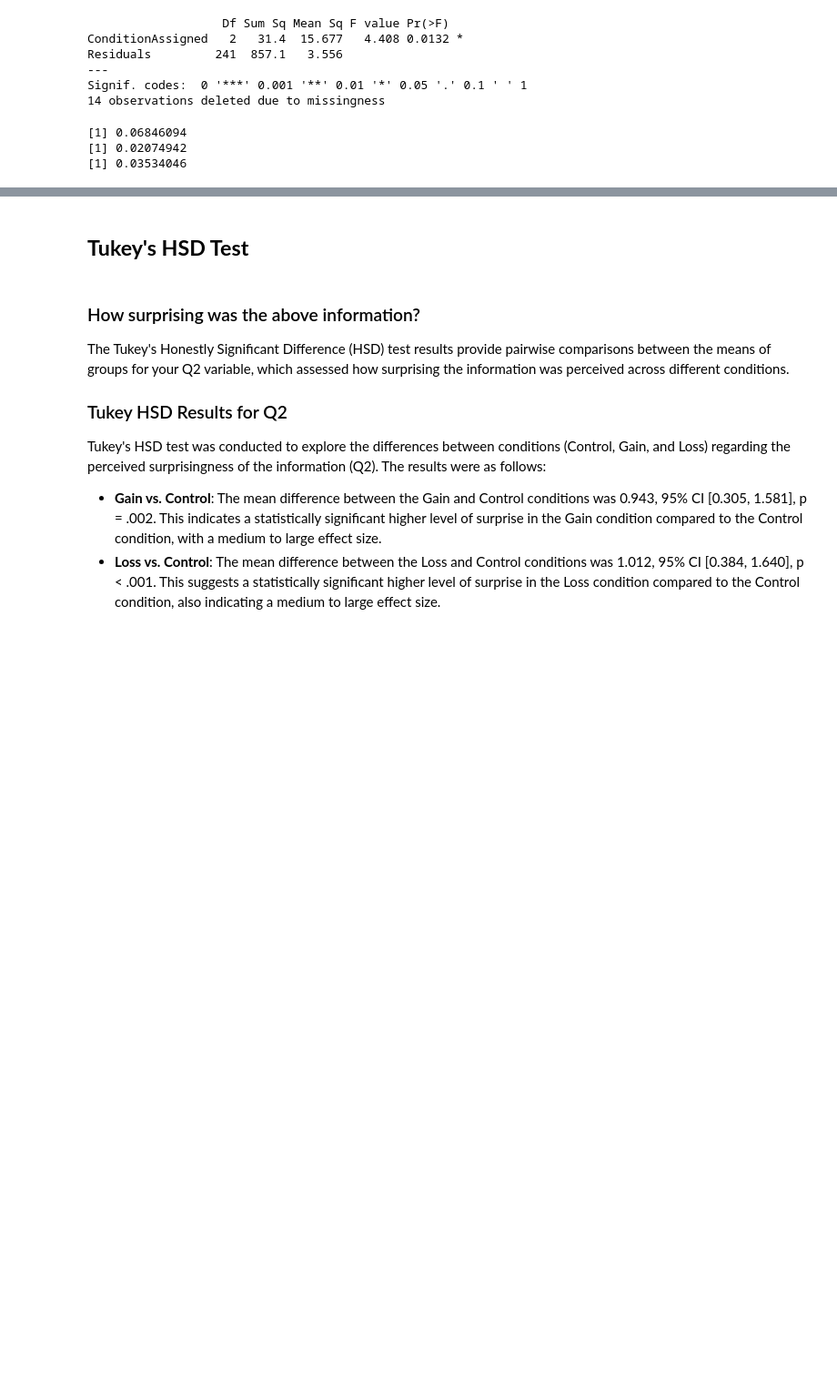
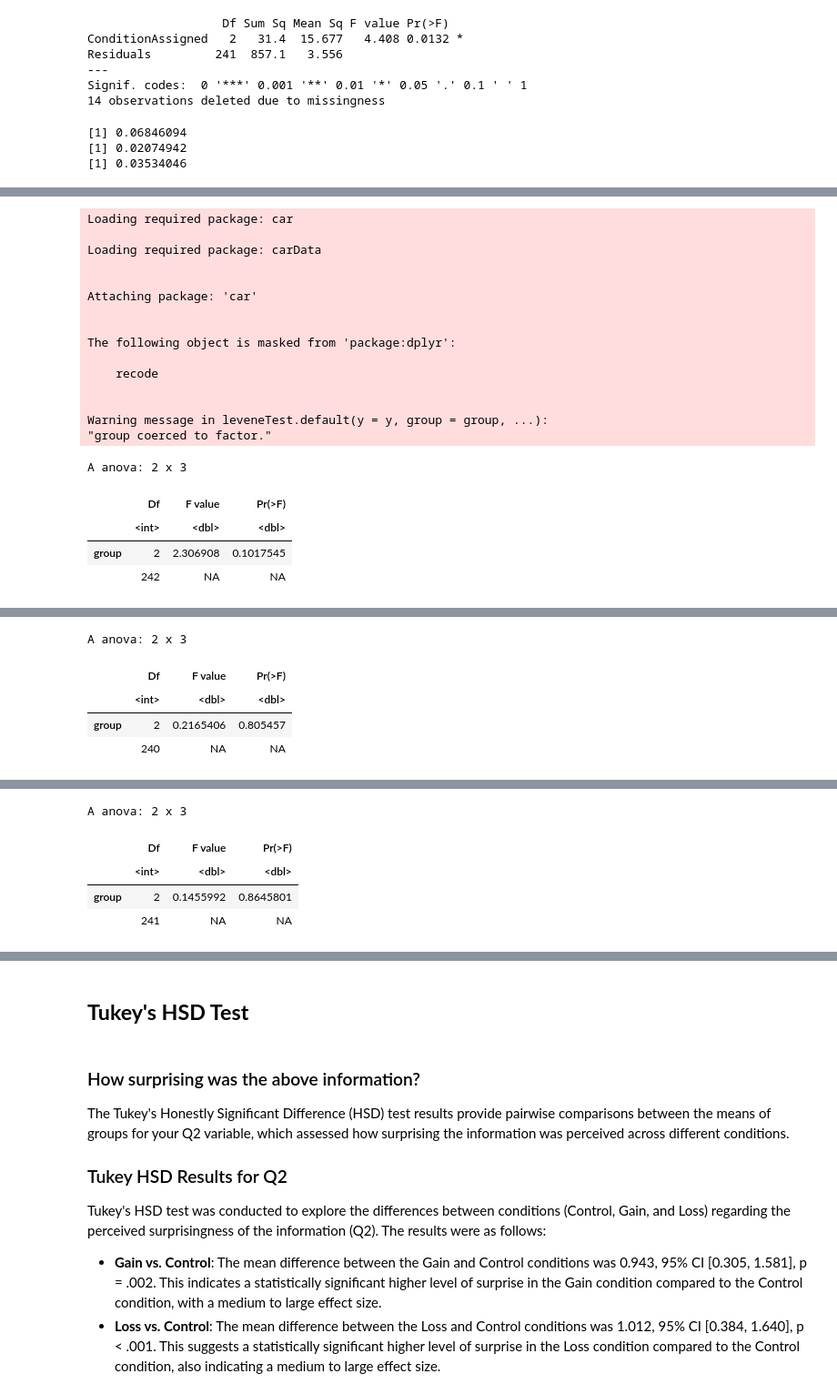
Before and after one commit to riddhibattu/PSYC421_Sustain-a-Cup-research, a Jupyter notebook: src/statistical_analysis.ipynb, the cells around one changed output, grey strips where cells are left out. Shown at 91% size. Cells and saved outputs as stored; diff of their text form; code cells hidden in the pictures; blank space fills up the shorter version.

```diff
--- a/src/statistical_analysis.ipynb
+++ b/src/statistical_analysis.ipynb
@@ -561,0 +589,34 @@ print(eta_squared_Q4)
+# %%
+# Install and load the car package if you haven't already
+if(!require(car)) install.packages("car")
+library(car)
+
+# Levene's Test for Q2_combined
+leveneTest(Q2_combined ~ ConditionAssigned, data = df_cleaned_numerical)
+
+# Levene's Test for Q3_combined
+leveneTest(Q3_combined ~ ConditionAssigned, data = df_cleaned_numerical)
+
+# Levene's Test for Q4_combined
+leveneTest(Q4_combined ~ ConditionAssigned, data = df_cleaned_numerical)
+# %% [output]
+Loading required package: car
+
+Loading required package: carData
+
+
+Attaching package: 'car'
+
+
+The following object is masked from 'package:dplyr':
+
+    recode
+
+
+Warning message in leveneTest.default(y = y, group = group, ...):
+"group coerced to factor."
+A anova: 2 x 3
+|  | Df | F value | Pr(>F) |
+|  | <int> | <dbl> | <dbl> |
+| group | 2 | 2.306908 | 0.1017545 |
+|  | 242 | NA | NA |
@@ -561,0 +625,5 @@ print(eta_squared_Q4)
+A anova: 2 x 3
+|  | Df | F value | Pr(>F) |
+|  | <int> | <dbl> | <dbl> |
+| group | 2 | 0.2165406 | 0.805457 |
+|  | 240 | NA | NA |
@@ -561,0 +632,5 @@ print(eta_squared_Q4)
+A anova: 2 x 3
+|  | Df | F value | Pr(>F) |
+|  | <int> | <dbl> | <dbl> |
+| group | 2 | 0.1455992 | 0.8645801 |
+|  | 241 | NA | NA |
```
Also changed, not shown: parts of 20 cells of this notebook.
